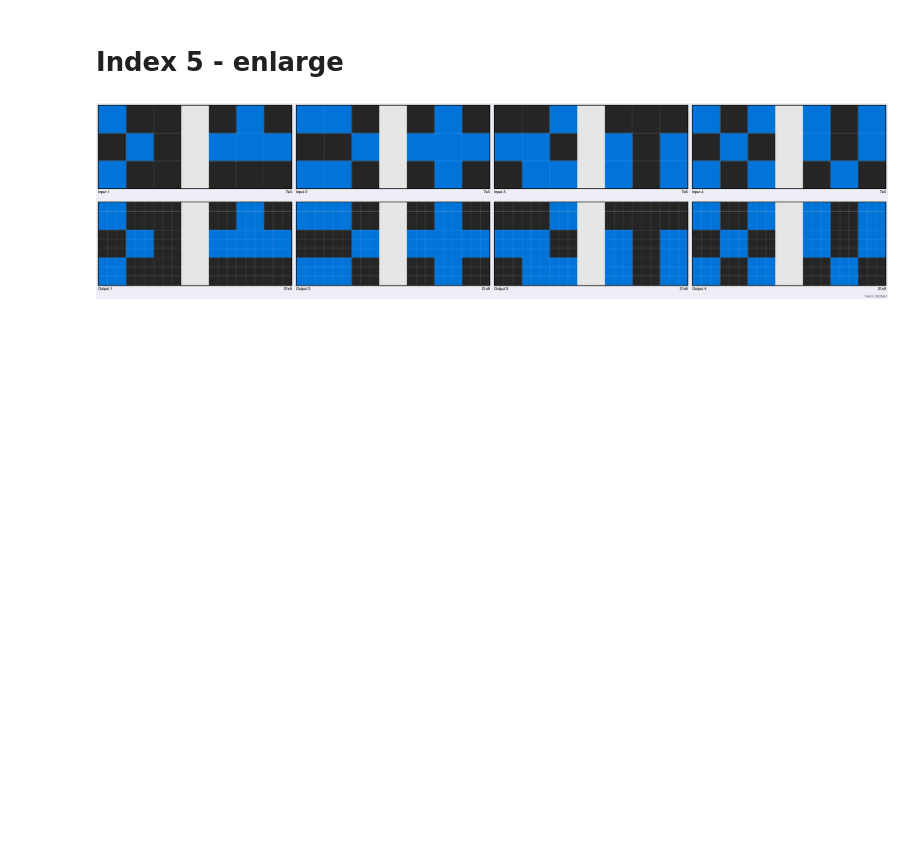
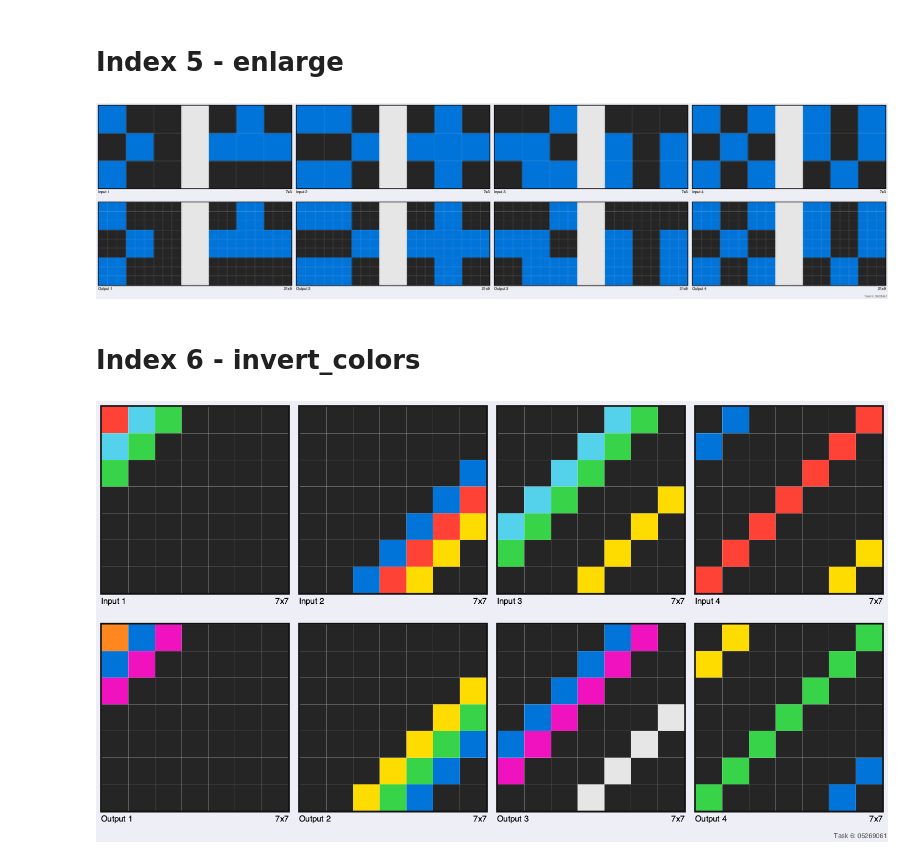
Before and after one commit to mshokrnezhad/ARC, a Jupyter notebook: dataset/data_creation_t1.ipynb, the cells around one changed output. Cells and saved outputs as stored; diff of their text form; code cells hidden in the pictures; blank space fills up the shorter version.

Commit message:
Data generation has been modularized, and the saving process has been enhanced to facilitate later utilization.

```diff
--- a/dataset/data_creation_t1.ipynb
+++ b/dataset/data_creation_t1.ipynb
@@ -21,6 +21,6 @@ ids_path = 'data/t1_ids.json'
 figs_path = 'figs/t1/'
 # %%
-def apply_transition(task_ids, index, training_challenges, ids_path, transition_config, data_path, figs_path):
+def apply_transition(task_ids, index, training_challenges, transition_config, data_path, figs_path):
     """
     Apply specified transition to task data for given index
 
@@ -38,7 +38,9 @@ def apply_transition(task_ids, index, training_challenges, ids_path, transition_
     id = task_ids[f'{index}']
     task = deepcopy(training_challenges[id])
 
-    if check_duplication(ids_path, id):
+    duplicate = check_duplicate_transition(data_path, id, transition_config)
+
+    if not duplicate:
         # Create transition function that applies all transformations sequentially
         def transition(grid):
             grid_ = deepcopy(grid)
@@ -49,8 +51,8 @@ def apply_transition(task_ids, index, training_challenges, ids_path, transition_
                 func = globals()[func_name]
 
                 # Get function arguments from config
-                args = [grid_] + [eval(arg) if arg.isdigit() else arg
-                                  for arg in transition_config[str(i)]['input'][1:]]
+                args = [grid_] + [eval(arg) if arg.isdigit() else arg for arg in transition_config[str(i)]['input'][1:]]
+
                 # Apply this transformation
                 grid_ = func(*args)
             return grid_
@@ -62,15 +64,15 @@ def apply_transition(task_ids, index, training_challenges, ids_path, transition_
             item['output'] = transition(item['input'])
 
         # Store results and create visualization
-        store_json(id, transition_config, task, data_path)
-        update_task_ids(ids_path, id)
+        store_json(id, index, transition_config, task, data_path)
 
         drawing = draw_task_v2(task, index, id, include_test=True)
         output_drawing(drawing, f'{figs_path}{index}_{id}.png')
 
         display(Image(filename=f'{figs_path}{index}_{id}.png'))
     else:
-        print(f"'{id}' exists in t1_ids.json.")
+        print(f"Skipping duplicate transition for index {index}")
+        display(Image(filename=f'{figs_path}{index}_{id}.png'))
 # %% [markdown]
 # Index 0 - rotate_grid
 # %%
@@ -179,2 +181,20 @@ apply_transition(task_ids, index, training_challenges, ids_path, transition_conf
 # %% [output]
 [figure]
+# %% [markdown]
+# Index 6 - invert_colors
+# %%
+from blocks import invert_colors
+
+index = 6
+
+transition_config = {
+    '0':
+        {
+            'name': 'invert_colors',
+            'input': ['grid']
+        },
+}
+
+apply_transition(task_ids, index, training_challenges, transition_config, data_path, figs_path)
+# %% [output]
+[figure, added]
```
Also changed, not shown: parts of 18 cells of this notebook, 11 other files.
